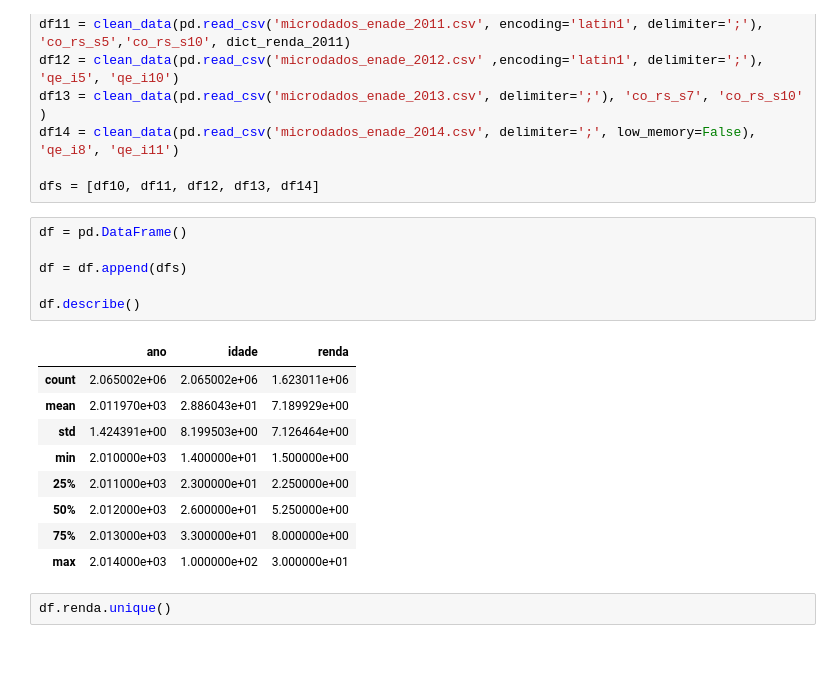
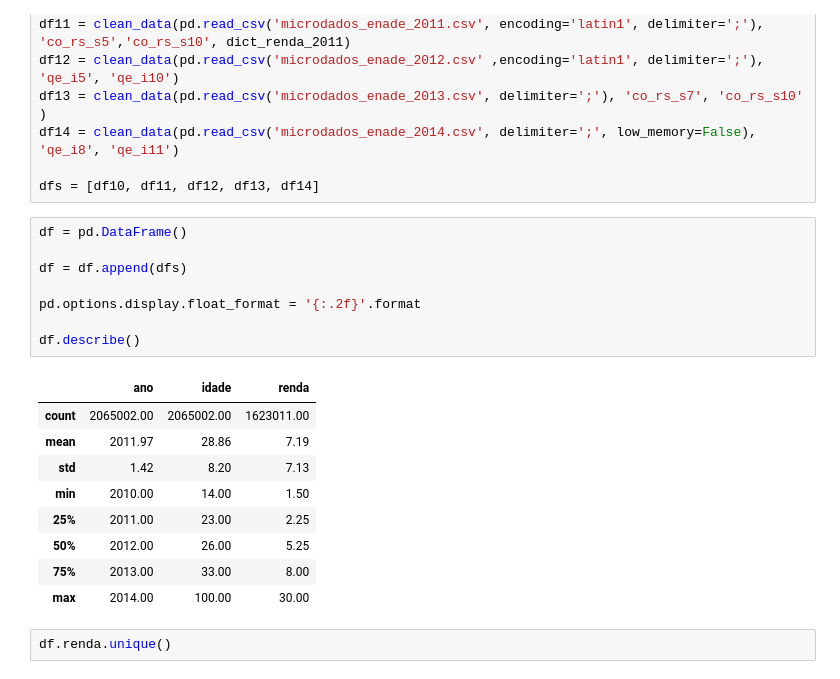
Before and after one commit to leoferlopes/data-science, a Jupyter notebook: source_Berly.ipynb, the cells around one changed output. Cells and saved outputs as stored; diff of their text form.

```diff
--- a/source_Berly.ipynb
+++ b/source_Berly.ipynb
@@ -59,19 +59,21 @@ dfs = [df10, df11, df12, df13, df14]
 # %%
 df = pd.DataFrame()
 
 df = df.append(dfs)
 
+pd.options.display.float_format = '{:.2f}'.format
+
 df.describe()
 # %% [output]
 |  | ano | idade | renda |
-| count | 2.065002e+06 | 2.065002e+06 | 1.623011e+06 |
-| mean | 2.011970e+03 | 2.886043e+01 | 7.189929e+00 |
-| std | 1.424391e+00 | 8.199503e+00 | 7.126464e+00 |
-| min | 2.010000e+03 | 1.400000e+01 | 1.500000e+00 |
-| 25% | 2.011000e+03 | 2.300000e+01 | 2.250000e+00 |
-| 50% | 2.012000e+03 | 2.600000e+01 | 5.250000e+00 |
-| 75% | 2.013000e+03 | 3.300000e+01 | 8.000000e+00 |
-| max | 2.014000e+03 | 1.000000e+02 | 3.000000e+01 |
+| count | 2065002.00 | 2065002.00 | 1623011.00 |
+| mean | 2011.97 | 28.86 | 7.19 |
+| std | 1.42 | 8.20 | 7.13 |
+| min | 2010.00 | 14.00 | 1.50 |
+| 25% | 2011.00 | 23.00 | 2.25 |
+| 50% | 2012.00 | 26.00 | 5.25 |
+| 75% | 2013.00 | 33.00 | 8.00 |
+| max | 2014.00 | 100.00 | 30.00 |
 # %%
 df.renda.unique()
 # %% [output]
```
Also changed, not shown: parts of 4 cells of this notebook.
